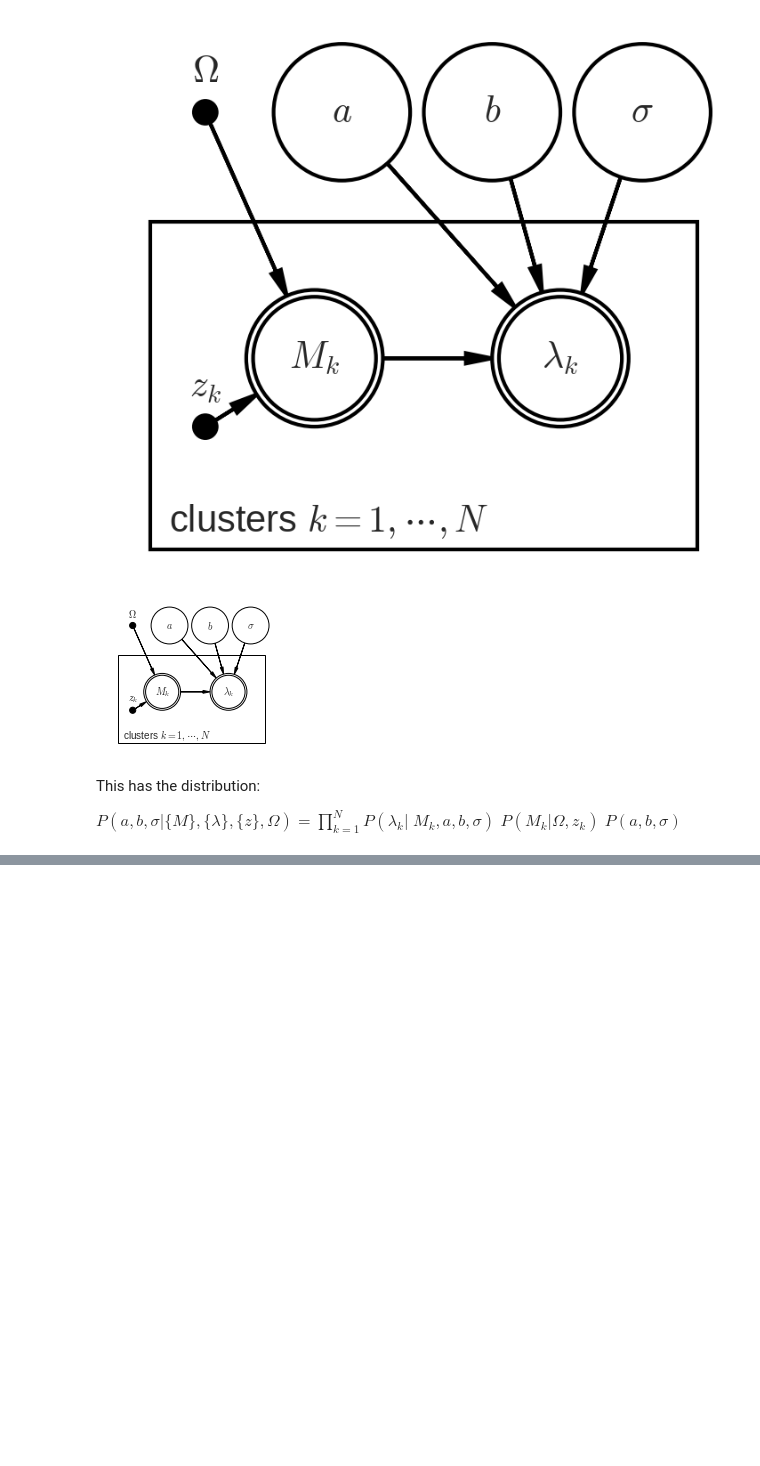
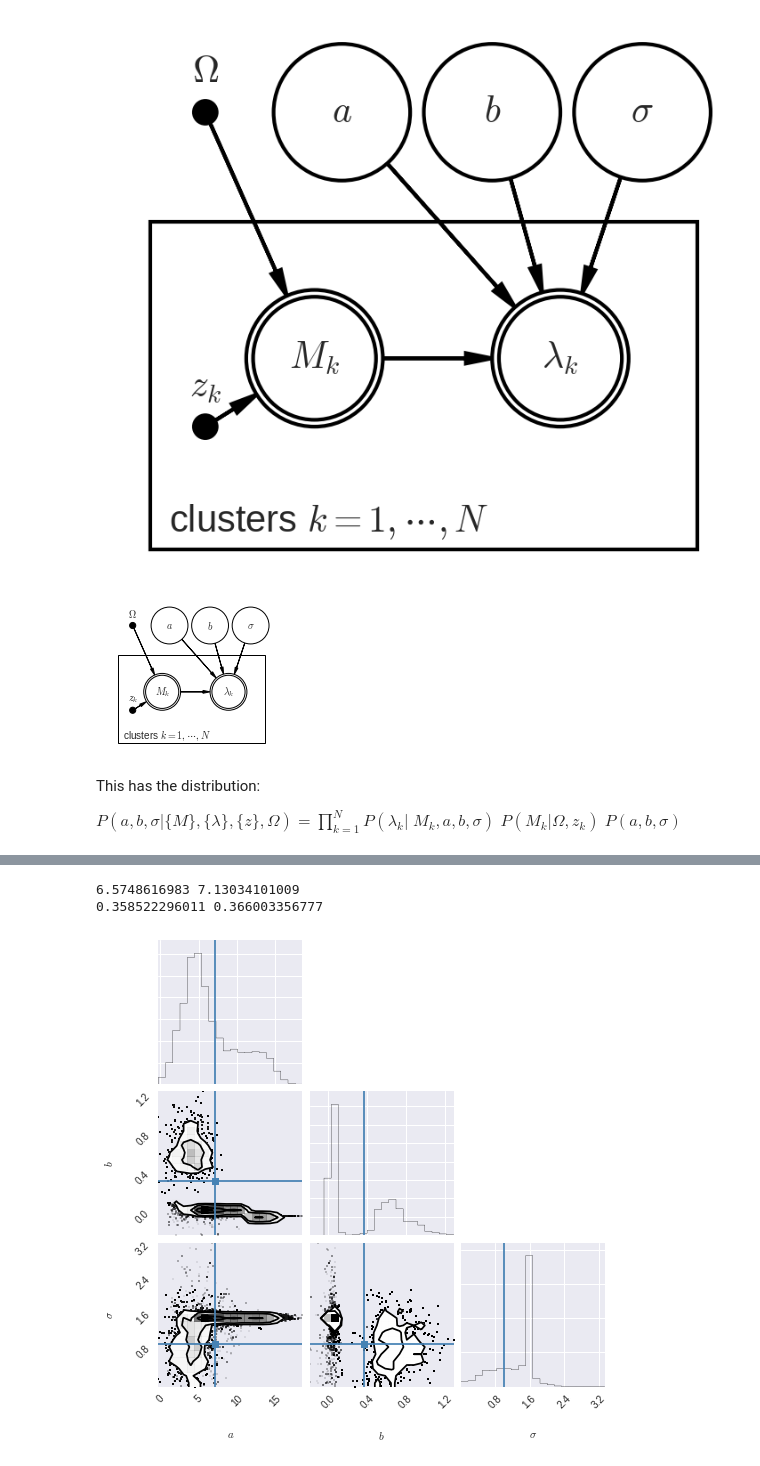
Before and after one commit to Ravirajadrangi/ClusterMassInference, a Jupyter notebook: Inference on Mocks 2.ipynb, the cells around one changed output, grey strips where cells are left out. Cells and saved outputs as stored; diff of their text form; code cells hidden in the pictures; blank space fills up the shorter version.

```diff
--- a/Inference on Mocks 2.ipynb
+++ b/Inference on Mocks 2.ipynb
@@ -70,11 +78,10 @@ This has the distribution:
 
 $P(a,b,\sigma | \{M\}, \{\lambda\},\{z\}, \Omega ) = \prod_{k=1}^N{P(\lambda_k |\; M_k, a,b,\sigma)\;P(M_k | \Omega, z_k)\; P(a,b,\sigma)\;} $
 # %%
-#gonna have to hardcode the mass sampler.
 #First, will need the parameters
 vals = {}
 z = [0.23, 1.5]
-vals['Mp'] = [2.0, 1.0]#*10^14
+vals['Mp'] = [2.0e14, 1.0e14]#*10^14
 vals['A'] = [1.944, 0.293]
 vals['B1'] = [1.97, 3.07]
 vals['B2'] = [0.7, 1.2]
@@ -89,7 +96,6 @@ for key, val in vals.iteritems():
 def getMassParams(z):
     return {key:val[0]*z+val[1] for key,val in z_params.iteritems()}
 
-#TODO Log version
 def n_approx(m,z):
     params = getMassParams(z)
     return params['A']*np.exp(-params['B1']*(m/params['Mp']) \
@@ -97,46 +103,44 @@ def n_approx(m,z):
                     -0.166*params['B3']*(m/params['Mp'])**3)
 
 def log_n_approx(m,z):
-    print m.shape, z.shape
     params = getMassParams(z)
     return -1*(params['B1']*(m/params['Mp']) \
                     +0.5*params['B2']*(m/params['Mp'])**2 \
                     +0.166*params['B3']*(m/params['Mp'])**3)+np.log(params['A'])
 # %%
-from scipy.stats import gamma, lognorm
+from scipy.stats import gamma, lognorm, expon
 def log_prior(a,b,sigma):
 
-    #if any(x<0 for x in (a,sigma)):
-    #    return -np.inf
-    if sigma<0:
-        return - np.inf
+    if any(x<0 for x in (a,sigma)):
+        return -np.inf
+
     t = np.arctan(b)
-    if t<0 or t>np.pi/2:
+    #if t<0 or t>np.pi/2:
+    if t< -np.pi/2 or t> np.pi/2:
         return -np.inf
 
     #Hyperparameters
-    lambda_a = 1
+    lambda_a = 1.0
     sigma_a, sigma_b = 1,1
 
     p = 0
     #Exponential in log a
-    #p+= np.log(lambda_a)-lambda_a*np.log(a)
-    p+= np.log(lambda_a)-lambda_a*a #changed a => logA TODO Change variable name?
+    p+= expon.logpdf(np.log(a), scale = 1/lambda_a)
     #Uniform in arctan(b)
     p+=np.log(2/np.pi)
     #Inv Gamma for sigma
     p-= gamma.logpdf(sigma,sigma_a, scale = sigma_b)
     return p
 
+p_mass = np.sum(log_n_approx(mass,redshifts))
 def log_liklihood(rich, M, a,b,sigma,z):
     p = 0
-    p+= np.sum(log_n_approx(M,z))#not normalized, if that's a problem i can approximate it.
-
+    #p+= np.sum(log_n_approx(M,z))#not normalized, if that's a problem i can approximate it.
+    p+=p_mass #It's a constant, save some time.
     #a => logA
     #log Normal liklihood
     #It would appear my write up is incorrect...
-    p+= np.sum(lognorm.logpdf(rich, sigma, loc = (b*(np.log(M)-13.5)+a)))
-
+    p+= np.sum(lognorm.logpdf(rich, sigma, loc = (b*(np.log(M)-offset)+np.log(a))))
     return p
 
 def log_posterior(theta,rich, M,z):
@@ -172,9 +171,9 @@ for row in pos0:
 import emcee as mc
 import multiprocessing
 #nCores = multiprocessing.cpu_count()
-nCores = 1
+nCores = 4
 sampler = mc.EnsembleSampler(nwalkers, ndim, log_posterior, args=[rich, mass, redshifts],threads = nCores)
-nsteps, nburn = 110, 10
+nsteps, nburn = 500, 100
 # %%
 print '-*'*25
 print 'Num Dim:\t%d\nNum Walkers:\t%d\nNum Steps:\t%d\nNum Burn:\t%d'%(ndim, nwalkers, nsteps, nburn)
@@ -221,10 +205,15 @@ for label, val in zip(labels, MAP):
 # %%
-print MAP[0], logA+MAP[1]*13.5
+print MAP[0], 10**logA
 print MAP[1], b
+# %% [output]
+6.5748616983 7.13034101009
+0.358522296011 0.366003356777
 # %%
 from corner import corner
 titles = ['$a$', '$b$', '$\sigma$']
 sigma_true = 1 #just a guess so this will plot
-corner(chain, labels = titles , truths = [logA, b, sigma_true]);
+corner(chain, labels = titles , truths = [10**logA, b, sigma_true]);
+# %% [output]
+[figure, added]
 # %%
 plt.scatter(logMass, logRich, alpha = .01)
```
Also changed, not shown: parts of 11 cells of this notebook, 3 other files.
